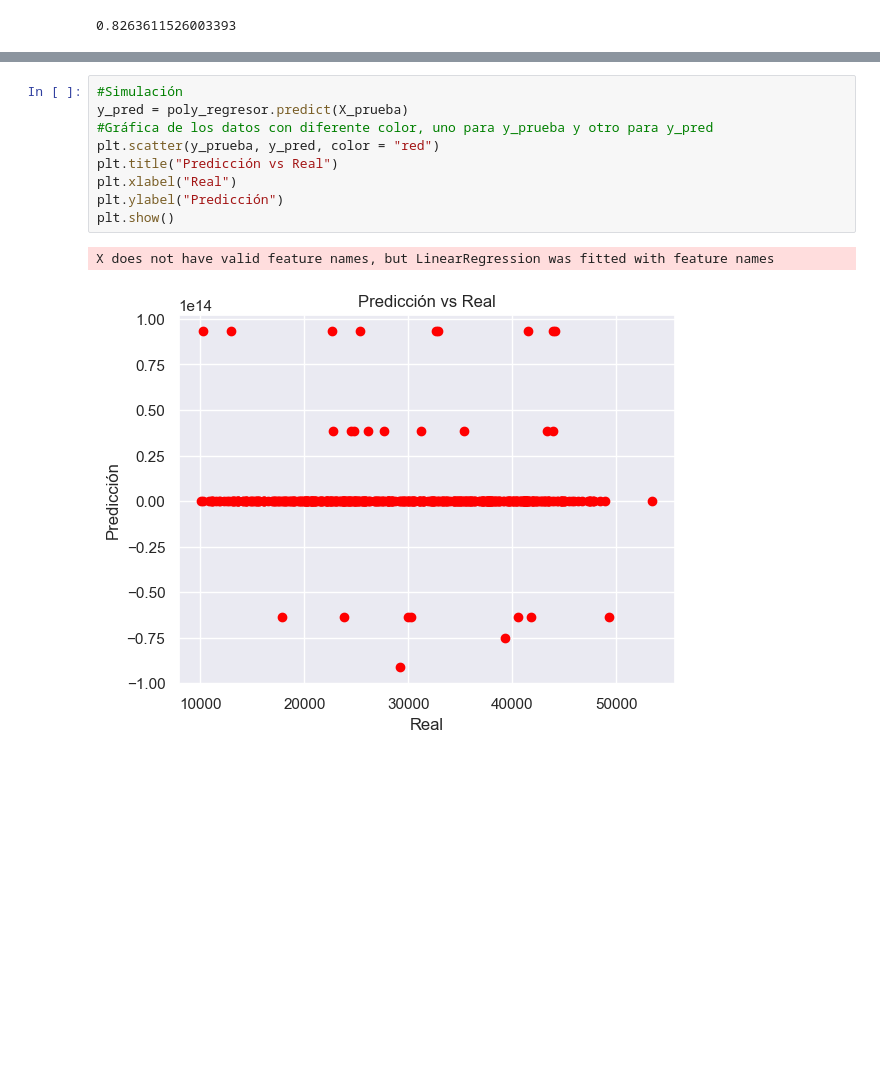
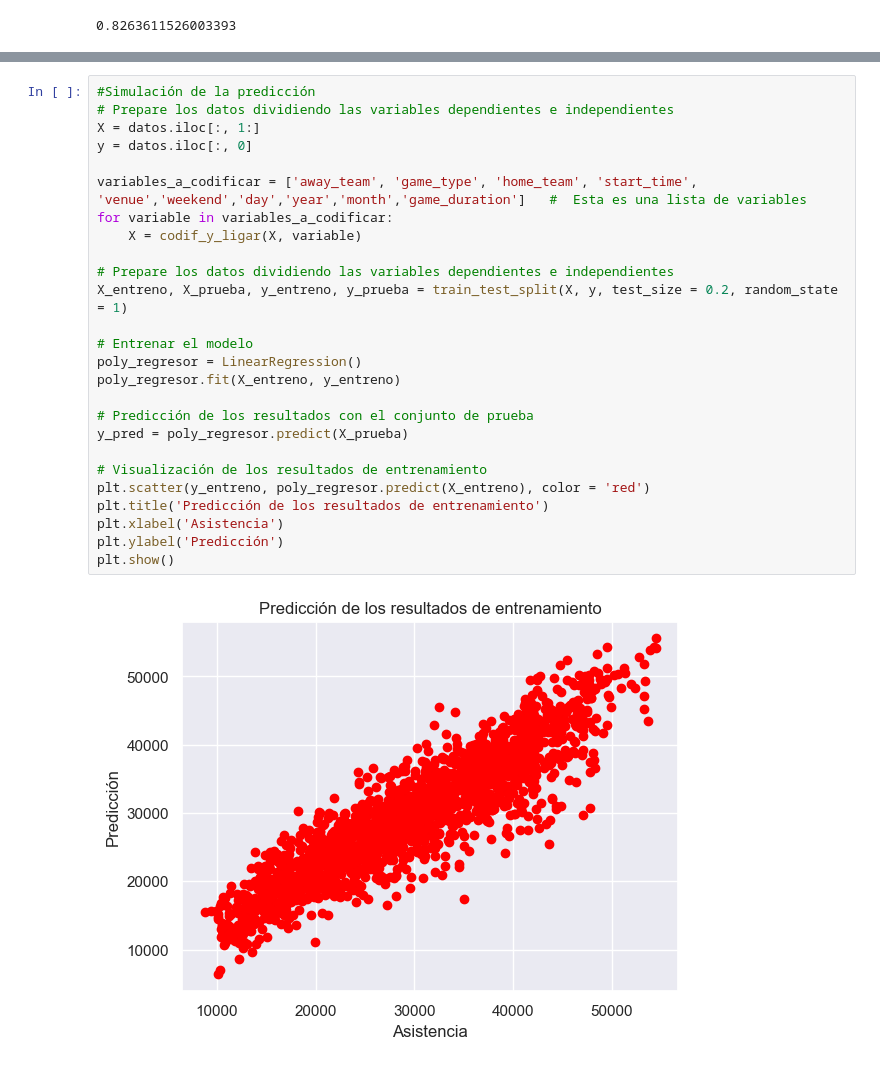
Before and after one commit to Yong-Park/DataMining_Lab1_UVG_2023, a Jupyter notebook: lab1.ipynb, the cells around one changed output, grey strips where cells are left out. Cells and saved outputs as stored; diff of their text form; blank space fills up the shorter version.

Commit message:
Simulación

```diff
--- a/lab1.ipynb
+++ b/lab1.ipynb
@@ -633,12 +629,28 @@ ecuacion
-# %%
-#Simulación
-y_pred = poly_regresor.predict(X_prueba)
-#Gráfica de los datos con diferente color, uno para y_prueba y otro para y_pred
-plt.scatter(y_prueba, y_pred, color = "red")
-plt.title("Predicción vs Real")
-plt.xlabel("Real")
-plt.ylabel("Predicción")
-plt.show()
-# %% [output]
-X does not have valid feature names, but LinearRegression was fitted with feature names
-[figure, removed]
+# %%
+#Simulación de la predicción
+# Prepare los datos dividiendo las variables dependientes e independientes
+X = datos.iloc[:, 1:]
+y = datos.iloc[:, 0]
+
+variables_a_codificar = ['away_team', 'game_type', 'home_team', 'start_time', 'venue','weekend','day','year','month','game_duration']   #  Esta es una lista de variables
+for variable in variables_a_codificar:
+    X = codif_y_ligar(X, variable)
+
+# Prepare los datos dividiendo las variables dependientes e independientes
+X_entreno, X_prueba, y_entreno, y_prueba = train_test_split(X, y, test_size = 0.2, random_state = 1)
+
+# Entrenar el modelo
+poly_regresor = LinearRegression()
+poly_regresor.fit(X_entreno, y_entreno)
+
+# Predicción de los resultados con el conjunto de prueba
+y_pred = poly_regresor.predict(X_prueba)
+
+# Visualización de los resultados de entrenamiento
+plt.scatter(y_entreno, poly_regresor.predict(X_entreno), color = 'red')
+plt.title('Predicción de los resultados de entrenamiento')
+plt.xlabel('Asistencia')
+plt.ylabel('Predicción')
+plt.show()
+# %% [output]
+[figure, added]
```
Also changed, not shown: parts of 2 cells of this notebook.
